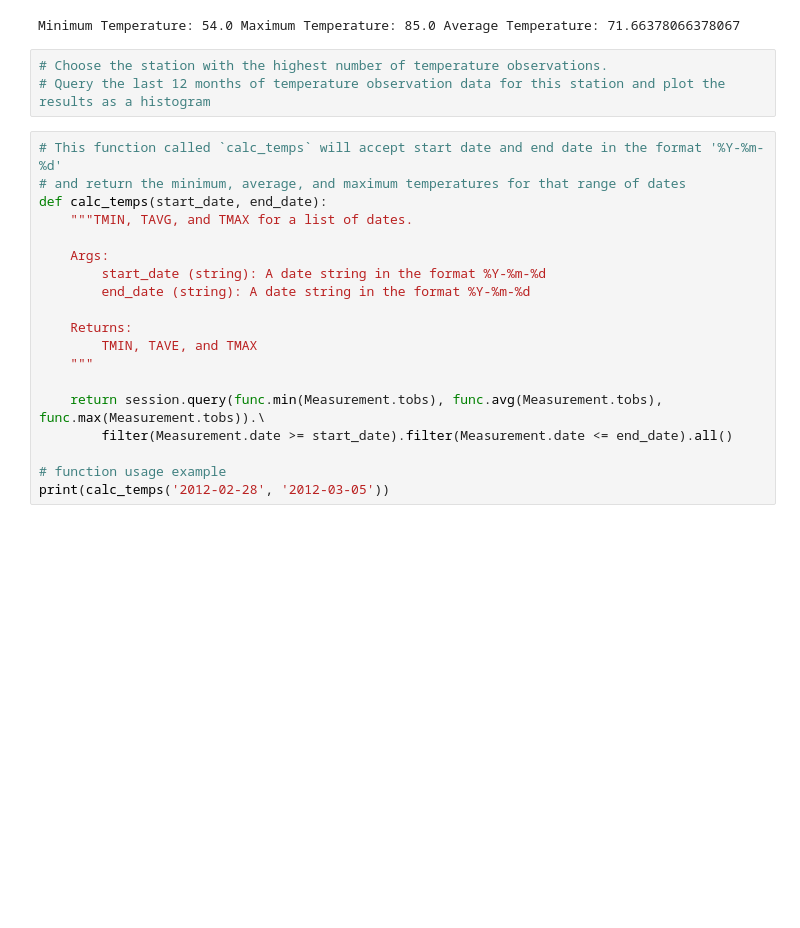
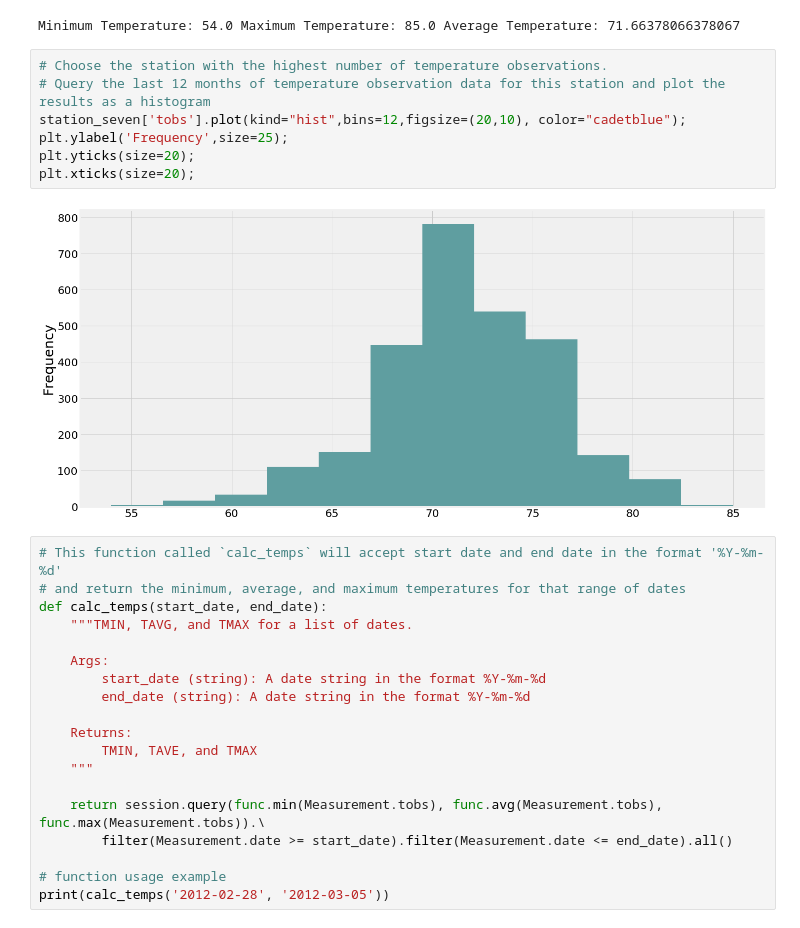
Before and after one commit to josephsy96/sqlalchemy-challenge, a Jupyter notebook: climate_starter.ipynb, the cells around one changed output. Saved outputs shown, nothing was run; the diff lists cells and outputs as text; blank space fills up the shorter version.

Commit message:
histogram

```diff
--- a/climate_starter.ipynb
+++ b/climate_starter.ipynb
@@ -146,6 +146,12 @@ Minimum Temperature: 54.0 Maximum Temperature: 85.0 Average Temperature: 71.6637
 # %%
 # Choose the station with the highest number of temperature observations.
 # Query the last 12 months of temperature observation data for this station and plot the results as a histogram
+station_seven['tobs'].plot(kind="hist",bins=12,figsize=(20,10), color="cadetblue");
+plt.ylabel('Frequency',size=25);
+plt.yticks(size=20);
+plt.xticks(size=20);
+# %% [output]
+[figure, added]
 # %%
 # This function called `calc_temps` will accept start date and end date in the format '%Y-%m-%d'
 # and return the minimum, average, and maximum temperatures for that range of dates
```
